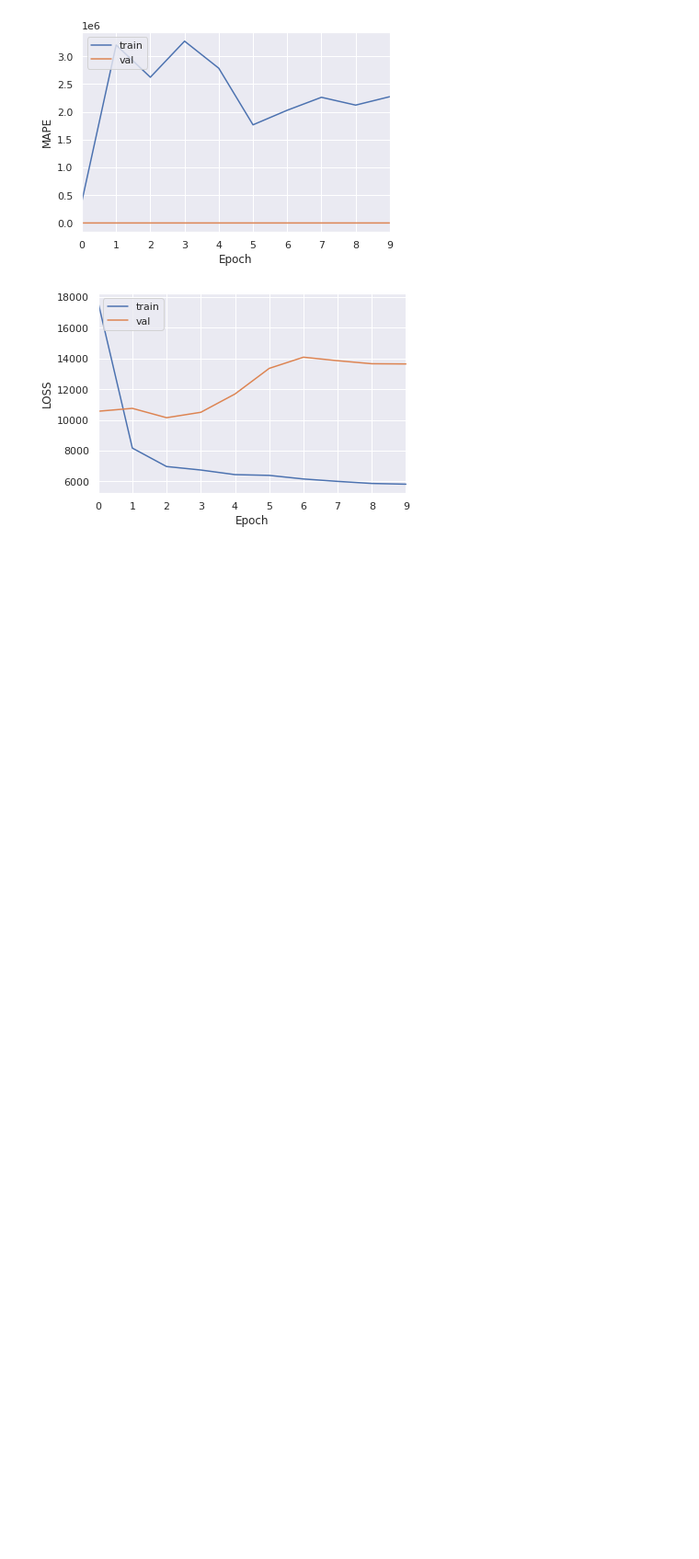
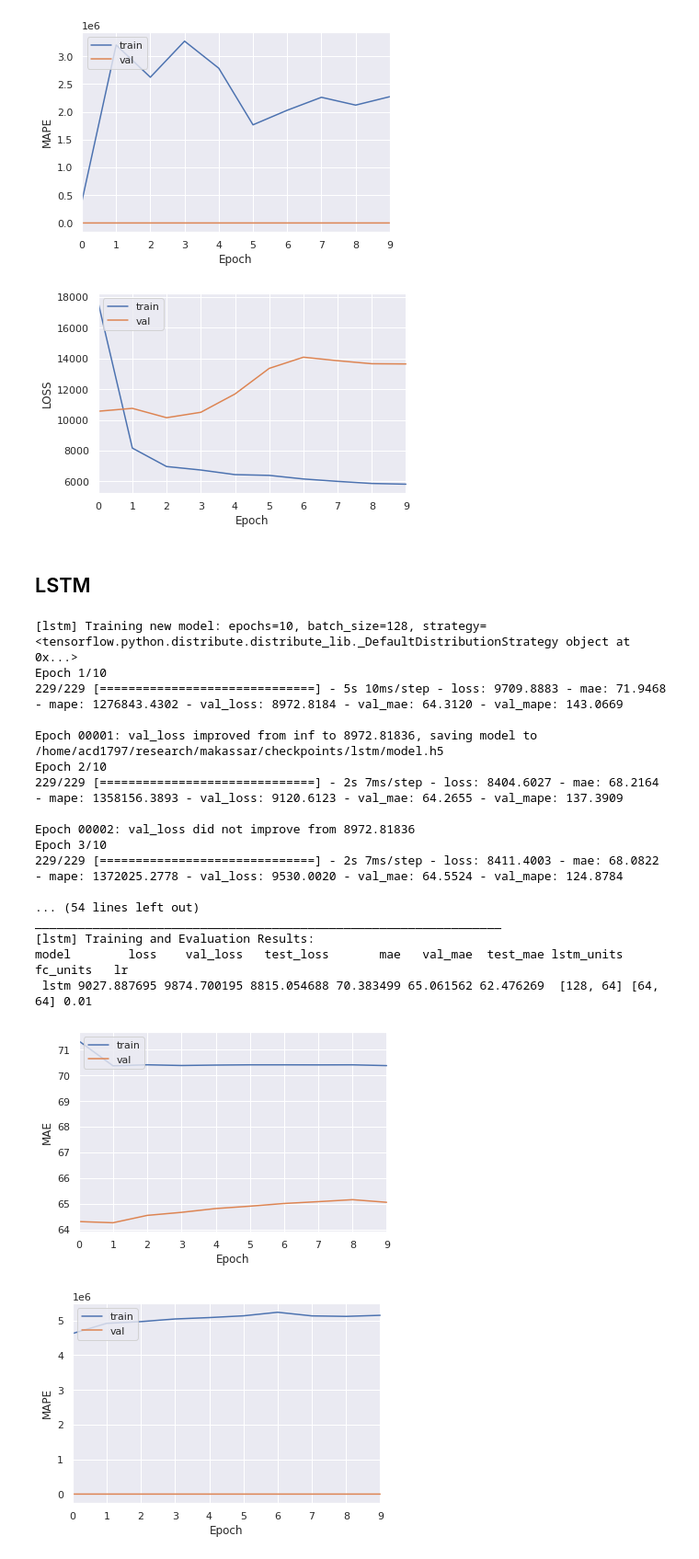
Before and after one commit to news-vt/makassar-ml, a Jupyter notebook: jupyter/timeseries_transformer_beijing_pm25.ipynb, the cells around one changed output. Shown: that part at 92% size. Drawn from its saved outputs; the diff is of its cells as text; code cells hidden in the pictures; blank space fills up the shorter version.

Commit message:
New LSTM model and training

```diff
--- a/jupyter/timeseries_transformer_beijing_pm25.ipynb
+++ b/jupyter/timeseries_transformer_beijing_pm25.ipynb
@@ -1530,3 +1530,5 @@ transformer 5810.118652 13647.800781 11839.746094 52.490116 85.179344 85.741707
 # plot_metric(history.history, 'loss')
 # plot_metric(history.history, 'mae')
 # plot_metric(history.history, 'mape')
+# %% [markdown]
+## LSTM
@@ -1532,0 +1561,68 @@ transformer 5810.118652 13647.800781 11839.746094 52.490116 85.179344 85.741707
+# %%
+# Create model building function.
+builder = build_model_from_hparams(build_lstm_net)
+
+# Define model parameters.
+params = dict(
+    lstm_units=[128,64],
+    fc_units=[64,64],
+    dropout=0.1,
+    optim='adam',
+    lr=1e-2,
+)
+
+# Define model compilation parameters.
+# (i.e., loss, metrics, etc.)
+compile_params = dict(
+    loss='mse',
+    metrics=['mae', 'mape'],
+)
+
+# Build the resulting table header.
+table_header = ['model']
+for m in ['loss']+compile_params['metrics']:
+    table_header.append(f"{m}")
+    table_header.append(f"val_{m}")
+    table_header.append(f"test_{m}")
+table_header.extend(list(params))
+
+# Train and evaluate the model on the desired stock data.
+# model, hist, met, params, df = train_evaluate_for_dataset(
+_ = train_evaluate_for_dataset(
+    model_name='lstm',
+    build_model_func=builder,
+    params=params,
+    compile_params=compile_params,
+    in_seq_len=in_seq_len,
+    out_seq_len=out_seq_len,
+    shift=shift,
+    split=split,
+    in_feat=in_feat,
+    out_feat=out_feat,
+    batch_size=batch_size,
+    shuffle=shuffle,
+    strategy=strategy,
+    epochs=epochs,
+    table_header=table_header,
+    table_omit_cols=['optim', 'dropout', 'embed_dim', 'mape', 'val_mape', 'test_mape'],
+)
+# %% [output]
+[lstm] Training new model: epochs=10, batch_size=128, strategy=<tensorflow.python.distribute.distribute_lib._DefaultDistributionStrategy object at 0x...>
+Epoch 1/10
+229/229 [==============================] - 5s 10ms/step - loss: 9709.8883 - mae: 71.9468 - mape: 1276843.4302 - val_loss: 8972.8184 - val_mae: 64.3120 - val_mape: 143.0669
+
+Epoch 00001: val_loss improved from inf to 8972.81836, saving model to /home/acd1797/research/makassar/checkpoints/lstm/model.h5
+Epoch 2/10
+229/229 [==============================] - 2s 7ms/step - loss: 8404.6027 - mae: 68.2164 - mape: 1358156.3893 - val_loss: 9120.6123 - val_mae: 64.2655 - val_mape: 137.3909
+
+Epoch 00002: val_loss did not improve from 8972.81836
+Epoch 3/10
+229/229 [==============================] - 2s 7ms/step - loss: 8411.4003 - mae: 68.0822 - mape: 1372025.2778 - val_loss: 9530.0020 - val_mae: 64.5524 - val_mape: 124.8784
+
+... (54 lines left out)
+_________________________________________________________________
+[lstm] Training and Evaluation Results:
+model        loss    val_loss   test_loss       mae   val_mae  test_mae lstm_units fc_units   lr
+ lstm 9027.887695 9874.700195 8815.054688 70.383499 65.061562 62.476269  [128, 64] [64, 64] 0.01
+[figure, added]
+[figure, added]
```
Also changed, not shown: parts of 2 cells of this notebook.
